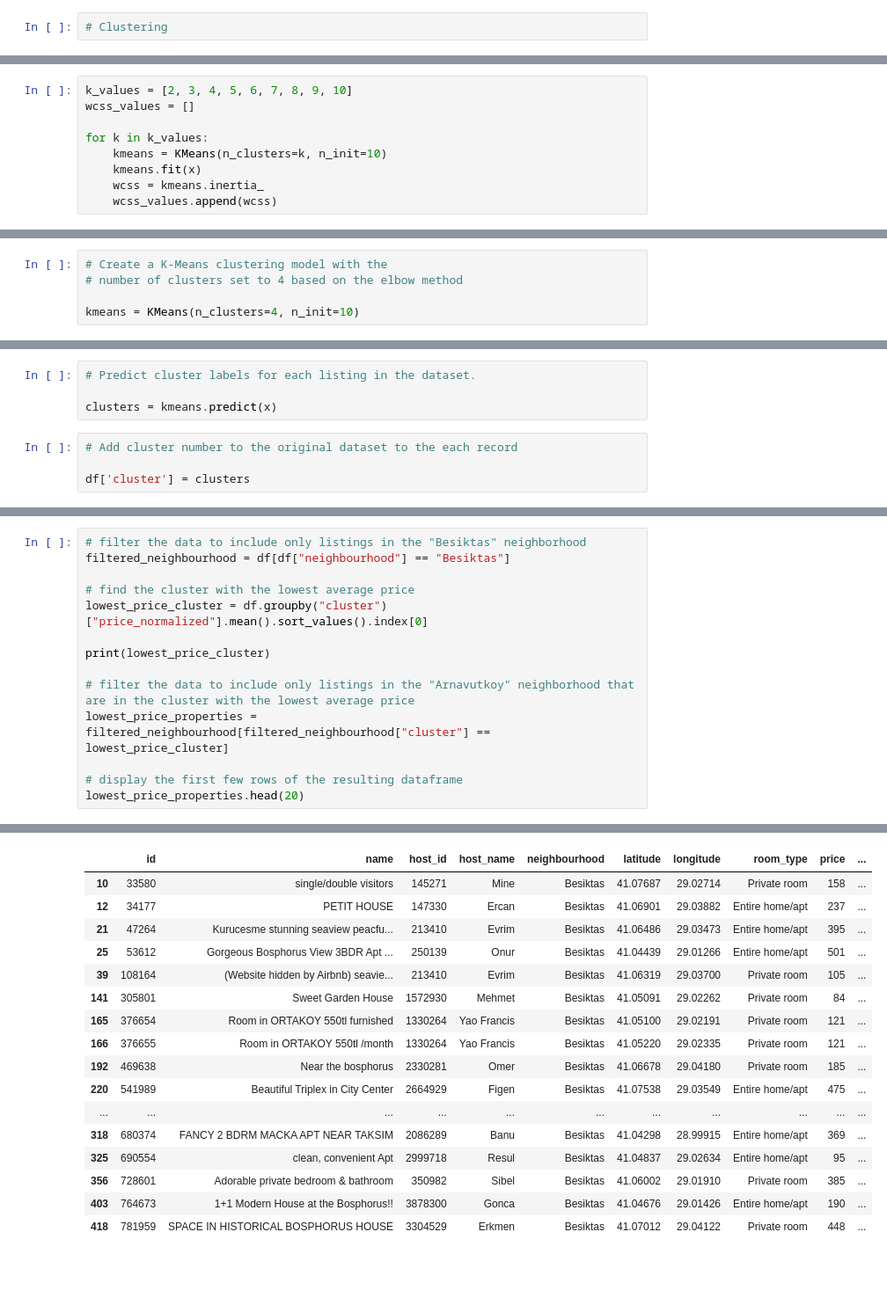
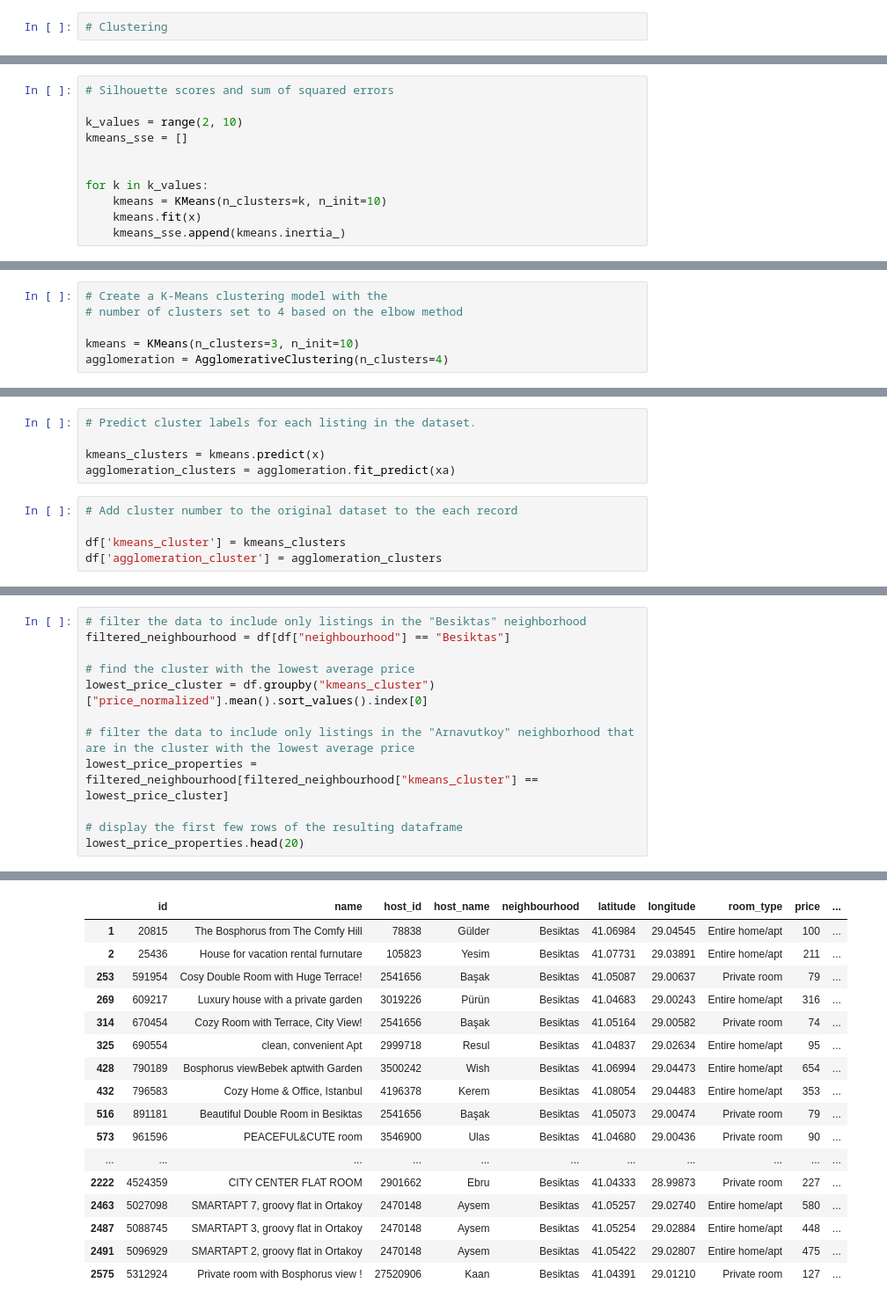
Before and after one commit to farisbegic/airbnb-istanbul-eda, a Jupyter notebook: IstanbulAirBnBEDA.ipynb, the cells around one changed output, grey strips where cells are left out. Shown at 88% size. Drawn from its saved outputs; the diff is of its cells as text; blank space fills up the shorter version.

```diff
--- a/IstanbulAirBnBEDA.ipynb
+++ b/IstanbulAirBnBEDA.ipynb
@@ -373,10 +375,12 @@ x = df[["availability_365", "price_normalized"]]
 # %%
-k_values = [2, 3, 4, 5, 6, 7, 8, 9, 10]
-wcss_values = []
+# Silhouette scores and sum of squared errors
+
+k_values = range(2, 10)
+kmeans_sse = []
+
 
 for k in k_values:
     kmeans = KMeans(n_clusters=k, n_init=10)
     kmeans.fit(x)
-    wcss = kmeans.inertia_
-    wcss_values.append(wcss)
+    kmeans_sse.append(kmeans.inertia_)
 # %%
@@ -391,7 +395,8 @@ plt.show()
 # Create a K-Means clustering model with the
 # number of clusters set to 4 based on the elbow method
 
-kmeans = KMeans(n_clusters=4, n_init=10)
+kmeans = KMeans(n_clusters=3, n_init=10)
+agglomeration = AgglomerativeClustering(n_clusters=4)
 # %%
 # Fit the K-Means model to the data
 
@@ -401,8 +406,10 @@ KMeans(n_clusters=4, n_init=10)
 # %%
 # Predict cluster labels for each listing in the dataset.
 
-clusters = kmeans.predict(x)
+kmeans_clusters = kmeans.predict(x)
+agglomeration_clusters = agglomeration.fit_predict(xa)
 # %%
 # Add cluster number to the original dataset to the each record
 
-df['cluster'] = clusters
+df['kmeans_cluster'] = kmeans_clusters
+df['agglomeration_cluster'] = agglomeration_clusters
@@ -435,12 +464,10 @@ plt.show()
 filtered_neighbourhood = df[df["neighbourhood"] == "Besiktas"]
 
 # find the cluster with the lowest average price
-lowest_price_cluster = df.groupby("cluster")["price_normalized"].mean().sort_values().index[0]
-
-print(lowest_price_cluster)
+lowest_price_cluster = df.groupby("kmeans_cluster")["price_normalized"].mean().sort_values().index[0]
 
 # filter the data to include only listings in the "Arnavutkoy" neighborhood that are in the cluster with the lowest average price
-lowest_price_properties = filtered_neighbourhood[filtered_neighbourhood["cluster"] == lowest_price_cluster]
+lowest_price_properties = filtered_neighbourhood[filtered_neighbourhood["kmeans_cluster"] == lowest_price_cluster]
 
 # display the first few rows of the resulting dataframe
 lowest_price_properties.head(20)
@@ -449,17 +475,17 @@ lowest_price_properties.head(20)
 |  | id | name | host_id | host_name | neighbourhood | latitude | longitude | room_type | price | ... |
-| 10 | 33580 | single/double visitors | 145271 | Mine | Besiktas | 41.07687 | 29.02714 | Private room | 158 | ... |
-| 12 | 34177 | PETIT HOUSE | 147330 | Ercan | Besiktas | 41.06901 | 29.03882 | Entire home/apt | 237 | ... |
-| 21 | 47264 | Kurucesme stunning seaview peacfu... | 213410 | Evrim | Besiktas | 41.06486 | 29.03473 | Entire home/apt | 395 | ... |
-| 25 | 53612 | Gorgeous Bosphorus View 3BDR Apt ... | 250139 | Onur | Besiktas | 41.04439 | 29.01266 | Entire home/apt | 501 | ... |
-| 39 | 108164 | (Website hidden by Airbnb) seavie... | 213410 | Evrim | Besiktas | 41.06319 | 29.03700 | Private room | 105 | ... |
-| 141 | 305801 | Sweet Garden House | 1572930 | Mehmet | Besiktas | 41.05091 | 29.02262 | Private room | 84 | ... |
-| 165 | 376654 | Room in ORTAKOY 550tl furnished | 1330264 | Yao Francis | Besiktas | 41.05100 | 29.02191 | Private room | 121 | ... |
-| 166 | 376655 | Room in ORTAKOY 550tl /month | 1330264 | Yao Francis | Besiktas | 41.05220 | 29.02335 | Private room | 121 | ... |
-| 192 | 469638 | Near the bosphorus | 2330281 | Omer | Besiktas | 41.06678 | 29.04180 | Private room | 185 | ... |
-| 220 | 541989 | Beautiful Triplex in City Center | 2664929 | Figen | Besiktas | 41.07538 | 29.03549 | Entire home/apt | 475 | ... |
+| 1 | 20815 | The Bosphorus from The Comfy Hill | 78838 | Gülder | Besiktas | 41.06984 | 29.04545 | Entire home/apt | 100 | ... |
+| 2 | 25436 | House for vacation rental furnutare | 105823 | Yesim | Besiktas | 41.07731 | 29.03891 | Entire home/apt | 211 | ... |
+| 253 | 591954 | Cosy Double Room with Huge Terrace! | 2541656 | Başak | Besiktas | 41.05087 | 29.00637 | Private room | 79 | ... |
+| 269 | 609217 | Luxury house with a private garden | 3019226 | Pürün | Besiktas | 41.04683 | 29.00243 | Entire home/apt | 316 | ... |
+| 314 | 670454 | Cozy Room with Terrace, City View! | 2541656 | Başak | Besiktas | 41.05164 | 29.00582 | Private room | 74 | ... |
+| 325 | 690554 | clean, convenient Apt | 2999718 | Resul | Besiktas | 41.04837 | 29.02634 | Entire home/apt | 95 | ... |
+| 428 | 790189 | Bosphorus viewBebek aptwith Garden | 3500242 | Wish | Besiktas | 41.06994 | 29.04473 | Entire home/apt | 654 | ... |
+| 432 | 796583 | Cozy Home & Office, Istanbul | 4196378 | Kerem | Besiktas | 41.08054 | 29.04483 | Entire home/apt | 353 | ... |
+| 516 | 891181 | Beautiful Double Room in Besiktas | 2541656 | Başak | Besiktas | 41.05073 | 29.00474 | Private room | 79 | ... |
+| 573 | 961596 | PEACEFUL&CUTE room | 3546900 | Ulas | Besiktas | 41.04680 | 29.00436 | Private room | 90 | ... |
 | ... | ... | ... | ... | ... | ... | ... | ... | ... | ... | ... |
-| 318 | 680374 | FANCY 2 BDRM MACKA APT NEAR TAKSIM | 2086289 | Banu | Besiktas | 41.04298 | 28.99915 | Entire home/apt | 369 | ... |
-| 325 | 690554 | clean, convenient Apt | 2999718 | Resul | Besiktas | 41.04837 | 29.02634 | Entire home/apt | 95 | ... |
-| 356 | 728601 | Adorable private bedroom & bathroom | 350982 | Sibel | Besiktas | 41.06002 | 29.01910 | Private room | 385 | ... |
-| 403 | 764673 | 1+1 Modern House at the Bosphorus!! | 3878300 | Gonca | Besiktas | 41.04676 | 29.01426 | Entire home/apt | 190 | ... |
-| 418 | 781959 | SPACE IN HISTORICAL BOSPHORUS HOUSE | 3304529 | Erkmen | Besiktas | 41.07012 | 29.04122 | Private room | 448 | ... |
+| 2222 | 4524359 | CITY CENTER FLAT ROOM | 2901662 | Ebru | Besiktas | 41.04333 | 28.99873 | Private room | 227 | ... |
+| 2463 | 5027098 | SMARTAPT 7, groovy flat in Ortakoy | 2470148 | Aysem | Besiktas | 41.05257 | 29.02740 | Entire home/apt | 580 | ... |
+| 2487 | 5088745 | SMARTAPT 3, groovy flat in Ortakoy | 2470148 | Aysem | Besiktas | 41.05254 | 29.02884 | Entire home/apt | 448 | ... |
+| 2491 | 5096929 | SMARTAPT 2, groovy flat in Ortakoy | 2470148 | Aysem | Besiktas | 41.05422 | 29.02807 | Entire home/apt | 475 | ... |
+| 2575 | 5312924 | Private room with Bosphorus view ! | 27520906 | Kaan | Besiktas | 41.04391 | 29.01210 | Private room | 127 | ... |
```
Also changed, not shown: parts of 11 cells of this notebook, 2 other files.
